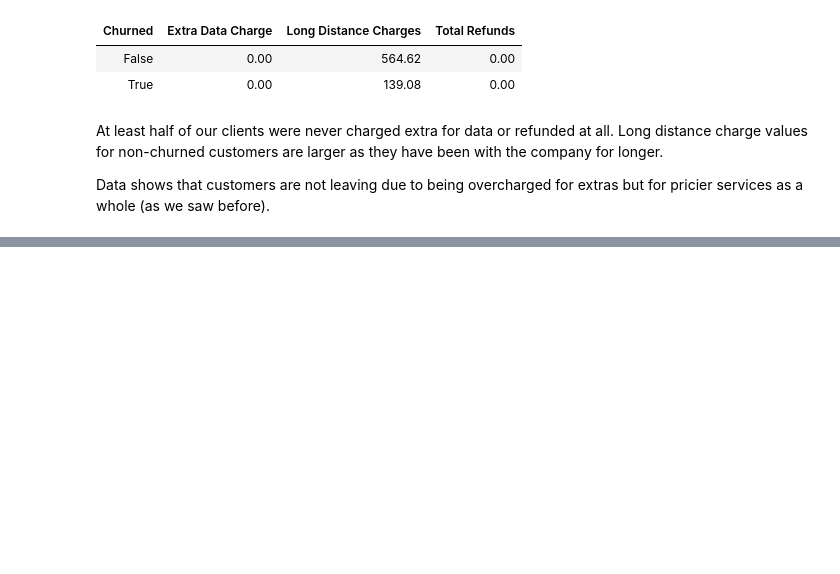
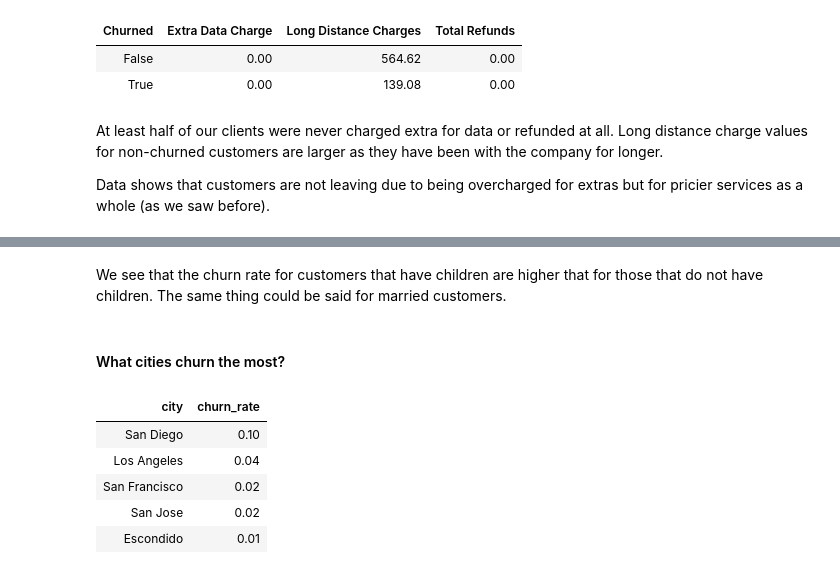
Before and after one commit to Mykolazaz/telco-churn-analysis, a Jupyter notebook: main.ipynb, the cells around one changed output, grey strips where cells are left out. Drawn from its saved outputs; the diff is of its cells as text; code cells hidden in the pictures; blank space fills up the shorter version.

```diff
--- a/main.ipynb
+++ b/main.ipynb
@@ -742,0 +843,21 @@ Data shows that customers are not leaving due to being overcharged for extras bu
+# %% [markdown]
+We see that the churn rate for customers that have children are higher that for those that do not have children. The same thing could be said for married customers.
+# %% [markdown]
+#### What cities churn the most?
+# %%
+%%sql
+SELECT city,
+       ROUND(CAST(1.0 * COUNT(*) / (SELECT COUNT(*) FROM status WHERE churn_value = True) AS numeric), 2) AS churn_rate
+FROM status
+     LEFT JOIN location ON status.customer_id = location.customer_id
+WHERE churn_value = True
+GROUP BY city
+ORDER BY churn_rate DESC
+LIMIT 5
+# %% [output]
+| city | churn_rate |
+| San Diego | 0.10 |
+| Los Angeles | 0.04 |
+| San Francisco | 0.02 |
+| San Jose | 0.02 |
+| Escondido | 0.01 |
```
Also changed, not shown: parts of 13 cells of this notebook.
